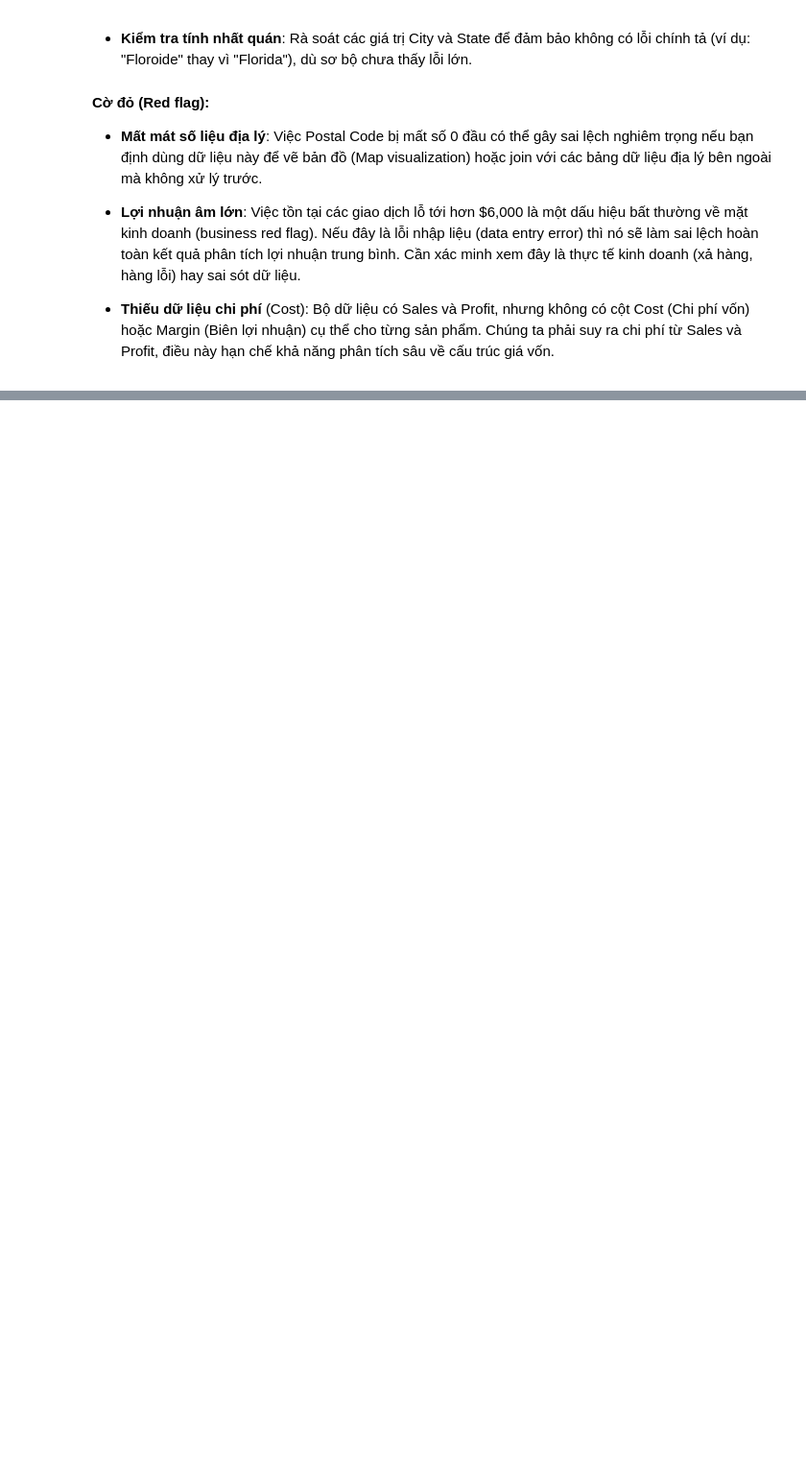
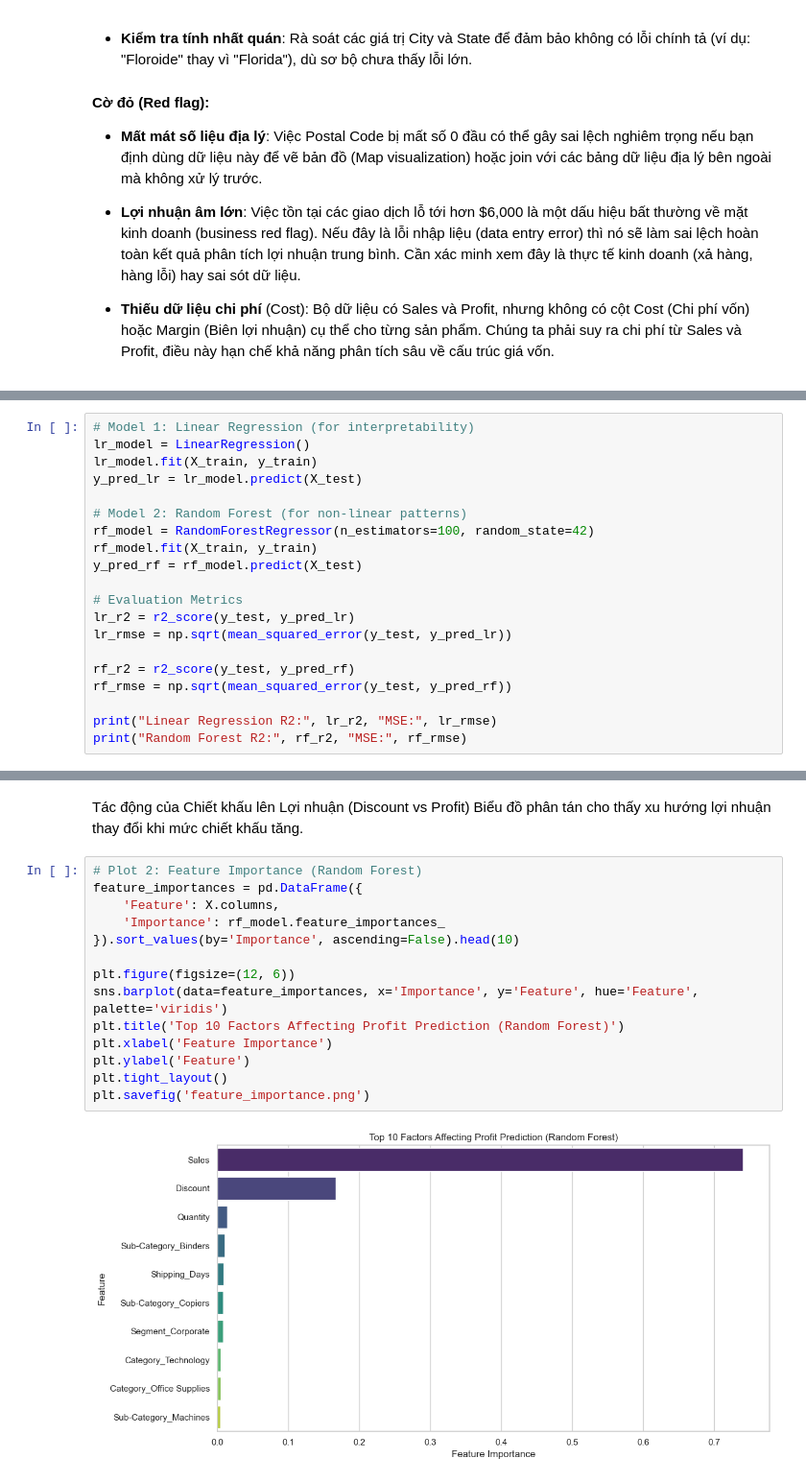
Before and after one commit to TThanhc/Superstore_Sales_Analysis, a Jupyter notebook: Data_CEPA.ipynb, the cells around one changed output, grey strips where cells are left out. Shown at 96% size. Drawn from its saved outputs; the diff is of its cells as text; blank space fills up the shorter version.

```diff
--- a/Data_CEPA.ipynb
+++ b/Data_CEPA.ipynb
@@ -2236,0 +2306,20 @@ plt.show()
+# %%
+# Model 1: Linear Regression (for interpretability)
+lr_model = LinearRegression()
+lr_model.fit(X_train, y_train)
+y_pred_lr = lr_model.predict(X_test)
+
+# Model 2: Random Forest (for non-linear patterns)
+rf_model = RandomForestRegressor(n_estimators=100, random_state=42)
+rf_model.fit(X_train, y_train)
+y_pred_rf = rf_model.predict(X_test)
+
+# Evaluation Metrics
+lr_r2 = r2_score(y_test, y_pred_lr)
+lr_rmse = np.sqrt(mean_squared_error(y_test, y_pred_lr))
+
+rf_r2 = r2_score(y_test, y_pred_rf)
+rf_rmse = np.sqrt(mean_squared_error(y_test, y_pred_rf))
+
+print("Linear Regression R2:", lr_r2, "MSE:", lr_rmse)
+print("Random Forest R2:", rf_r2, "MSE:", rf_rmse)
@@ -2236,0 +2354,18 @@ plt.show()
+# %% [markdown]
+Tác động của Chiết khấu lên Lợi nhuận (Discount vs Profit) Biểu đồ phân tán cho thấy xu hướng lợi nhuận thay đổi khi mức chiết khấu tăng.
+# %%
+# Plot 2: Feature Importance (Random Forest)
+feature_importances = pd.DataFrame({
+    'Feature': X.columns,
+    'Importance': rf_model.feature_importances_
+}).sort_values(by='Importance', ascending=False).head(10)
+
+plt.figure(figsize=(12, 6))
+sns.barplot(data=feature_importances, x='Importance', y='Feature', hue='Feature', palette='viridis')
+plt.title('Top 10 Factors Affecting Profit Prediction (Random Forest)')
+plt.xlabel('Feature Importance')
+plt.ylabel('Feature')
+plt.tight_layout()
+plt.savefig('feature_importance.png')
+# %% [output]
+[figure, added]
```
Also changed, not shown: parts of 13 cells of this notebook.
